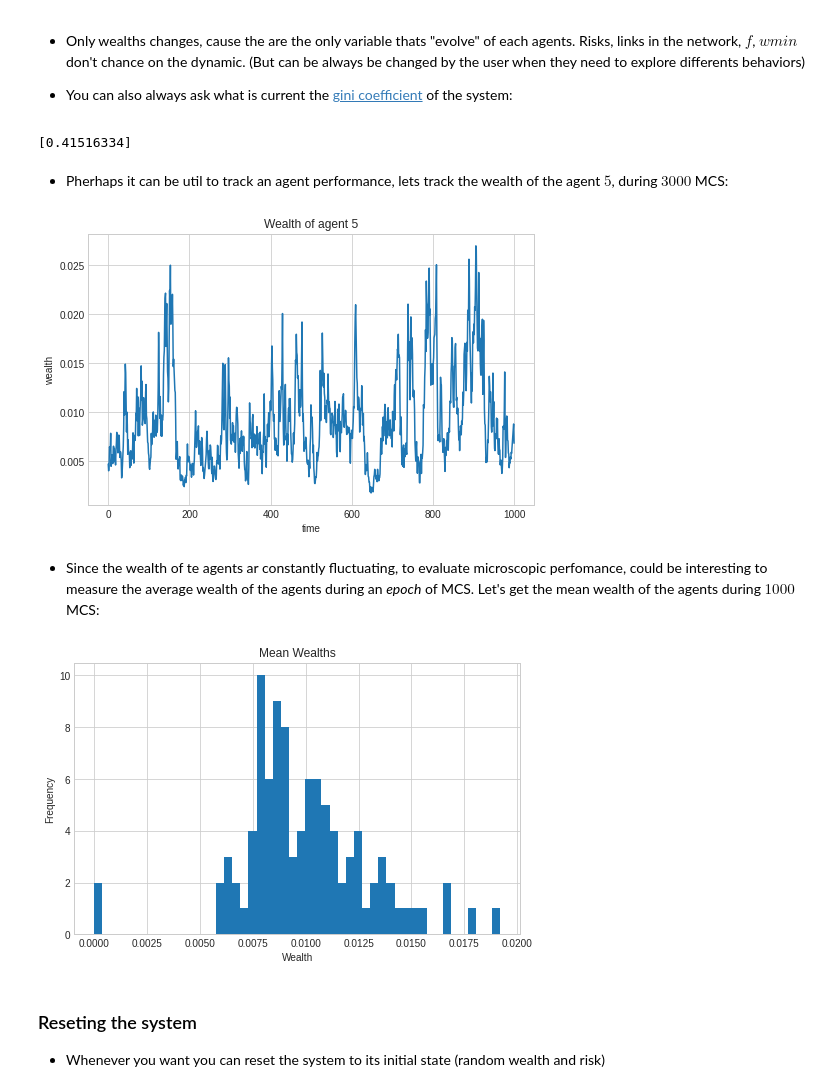
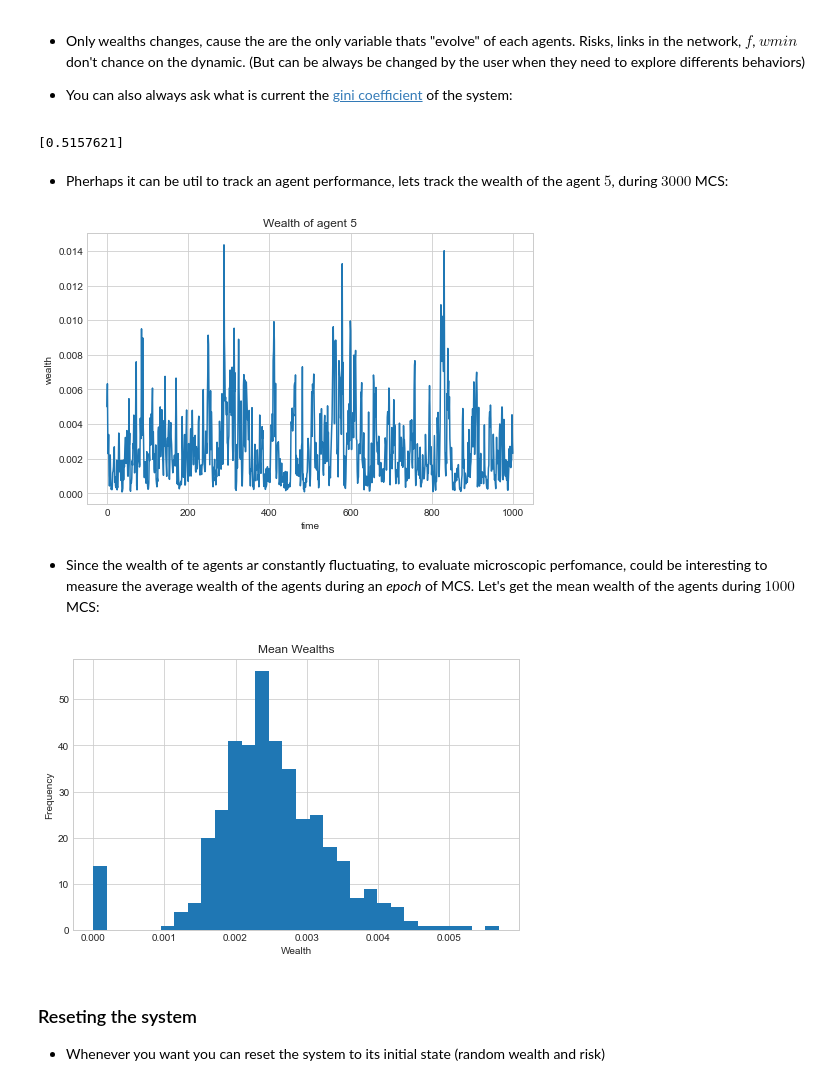
Before and after one commit to Qsanti/cuTradeNet, a Jupyter notebook: Models&Demo/Demo.ipynb, the cells around one changed output. Saved outputs shown, nothing was run; the diff lists cells and outputs as text; code cells hidden in the pictures.

```diff
--- a/Models&Demo/Demo.ipynb
+++ b/Models&Demo/Demo.ipynb
@@ -40,6 +31,6 @@ import networkx as nx
 # %% [markdown]
 * Create a graph
 # %%
-g=nx.barabasi_albert_graph(100,2)
-nx.draw(g)
+g=nx.barabasi_albert_graph(400,2)
+nx.draw(g,node_size=12,width=0.3,with_labels=False)
 # %% [output]
@@ -115,7 +117,7 @@ plt.show()
 # %%
 print(S.Gini())
 # %% [output]
-[0.41516334]
+[0.5157621]
 # %% [markdown]
 * Pherhaps it can be util to track an agent performance, lets track the wealth of the agent $5$, during $3000$ MCS:
 # %%
@@ -130,7 +132,7 @@ ax.set_ylabel('wealth')
 
 plt.show()
 # %% [output]
-[figure, old version]
+[figure, new version]
 # %% [markdown]
 * Since the wealth of te agents ar constantly fluctuating, to evaluate microscopic perfomance, could be interesting to measure the average wealth of the agents during an *epoch* of MCS. Let's get the mean wealth of the agents during $1000$ MCS:
 # %%
@@ -138,13 +140,13 @@ W=S.epoch(1000)
 # %%
 fig,ax=plt.subplots(1,1,figsize=(8,5))
 
-ax.hist(W,bins=50)
+ax.hist(W,bins=30)
 ax.set_title('Mean Wealths')
 ax.set_xlabel('Wealth')
 ax.set_ylabel('Frequency')
 plt.show()
 # %% [output]
-[figure, old version]
+[figure, new version]
 # %% [markdown]
 ### Reseting the system
 
```
Also changed, not shown: parts of 13 cells of this notebook, 2 other files.
